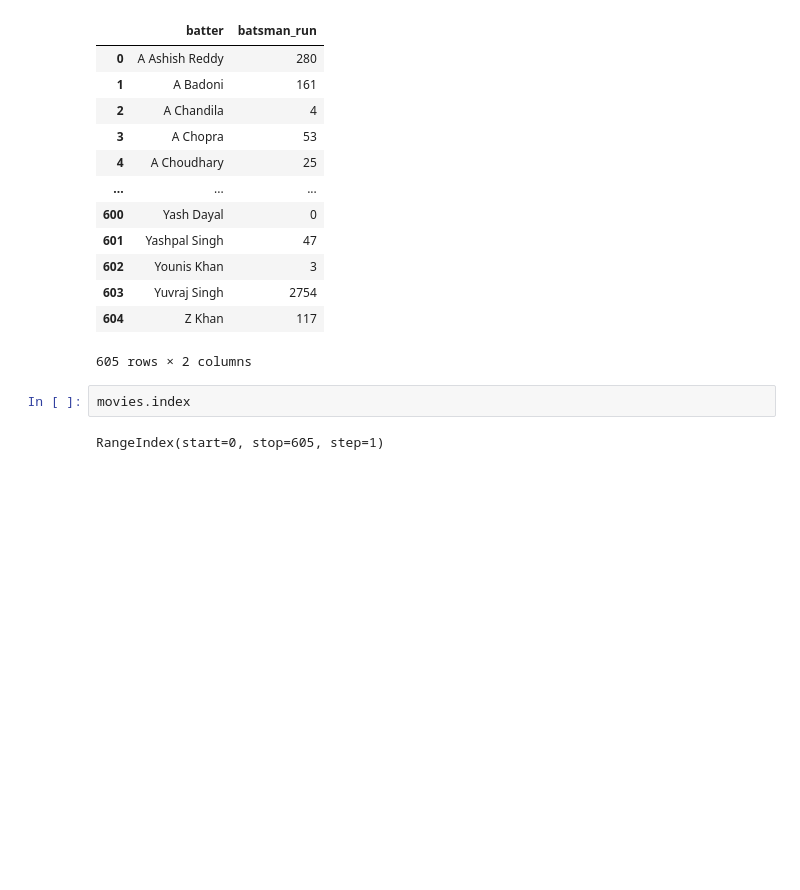
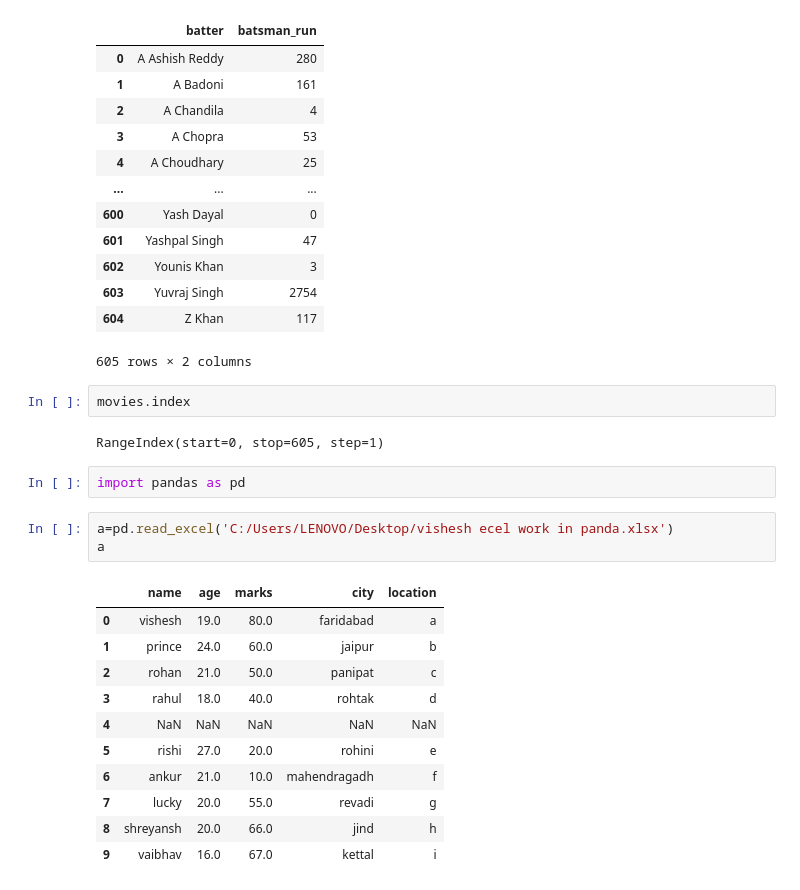
Before and after one commit to hero32178/my-python-class, a Jupyter notebook: Pandas Data frame.ipynb, the cells around one changed output. Cells and saved outputs as stored; diff of their text form; blank space fills up the shorter version.

```diff
--- a/Pandas Data frame.ipynb
+++ b/Pandas Data frame.ipynb
@@ -144,3 +144,20 @@ movies
 movies.index
 # %% [output]
 RangeIndex(start=0, stop=605, step=1)
+# %%
+import pandas as pd
+# %%
+a=pd.read_excel('C:/Users/LENOVO/Desktop/vishesh ecel work in panda.xlsx')
+a
+# %% [output]
+|  | name | age | marks | city | location |
+| 0 | vishesh | 19.0 | 80.0 | faridabad | a |
+| 1 | prince | 24.0 | 60.0 | jaipur | b |
+| 2 | rohan | 21.0 | 50.0 | panipat | c |
+| 3 | rahul | 18.0 | 40.0 | rohtak | d |
+| 4 | NaN | NaN | NaN | NaN | NaN |
+| 5 | rishi | 27.0 | 20.0 | rohini | e |
+| 6 | ankur | 21.0 | 10.0 | mahendragadh | f |
+| 7 | lucky | 20.0 | 55.0 | revadi | g |
+| 8 | shreyansh | 20.0 | 66.0 | jind | h |
+| 9 | vaibhav | 16.0 | 67.0 | kettal | i |
```
Also changed, not shown: parts of 12 cells of this notebook.
